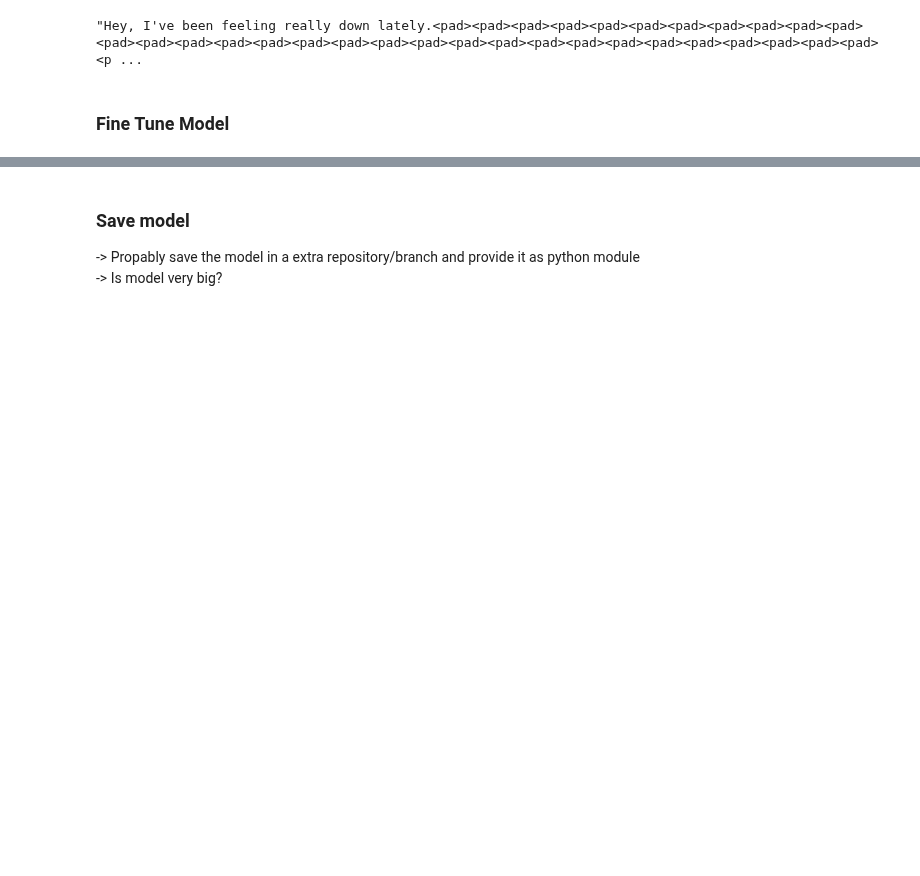
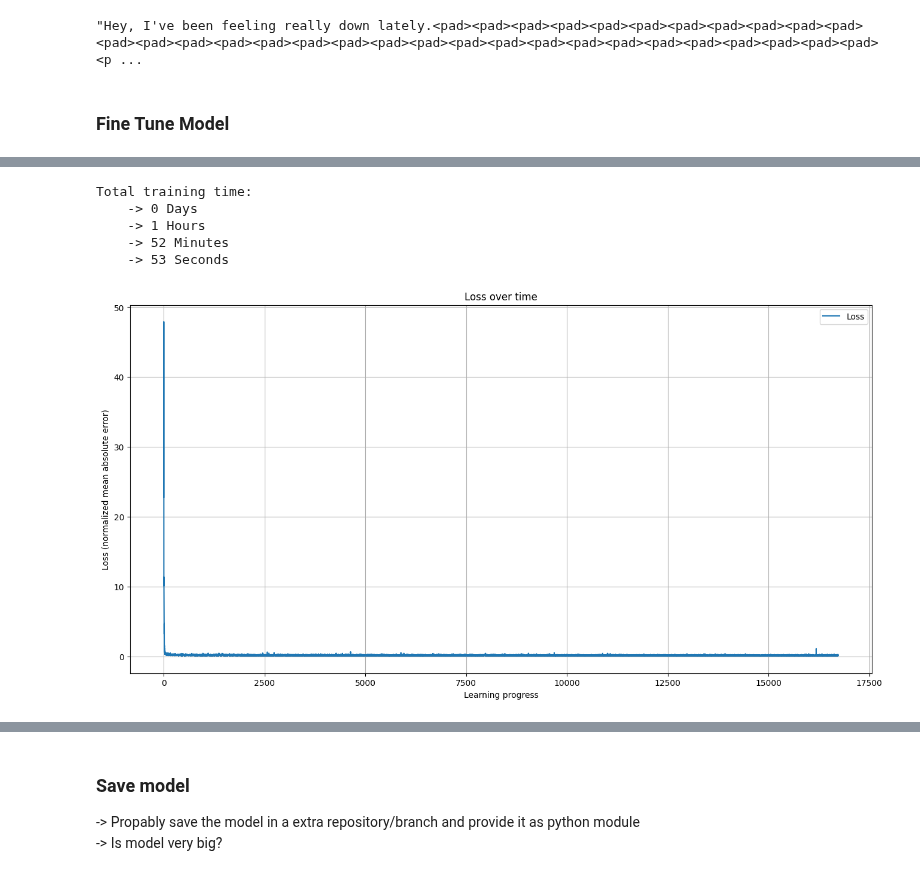
Before and after one commit to xXAI-botXx/Calm-GPT, a Jupyter notebook: train_V4.ipynb, the cells around one changed output, grey strips where cells are left out. Saved outputs shown, nothing was run; the diff lists cells and outputs as text; code cells hidden in the pictures; blank space fills up the shorter version.

Commit message:
After training

```diff
--- a/train_V4.ipynb
+++ b/train_V4.ipynb
@@ -482,18 +500,25 @@ Training will need about following time for 6 epochs:
 # %%
 print_time_information(start)
 
 # plot loss
 fig, ax = plt.subplots(1, 1, figsize=(16, 8))
-ax.plot(np.arange(len(loss_hist)), loss_hist, label='Loss')
+ax.plot(np.arange(len(loss_hist)-1), loss_hist[1], label='Loss')
 ax.set_xlabel('Learning progress')
 ax.set_ylabel('Loss (normalized mean absolute error)')
 ax.set_title('Loss over time')
 ax.legend()
 ax.grid()
 
 # save step solution-predictions:
 with open("./result_per_epoch.txt", "w") as f:
     res = ""
     for i, cur_res in enumerate(solutions, start=1):
         res += f"\n{'-'*16}\n{i:02d}. Epoch:\n{cur_res}"
     f.write(res)
+# %% [output]
+Total training time:
+    -> 0 Days
+    -> 1 Hours
+    -> 52 Minutes
+    -> 53 Seconds
+[figure, added]
```
Also changed, not shown: parts of 4 cells of this notebook.
